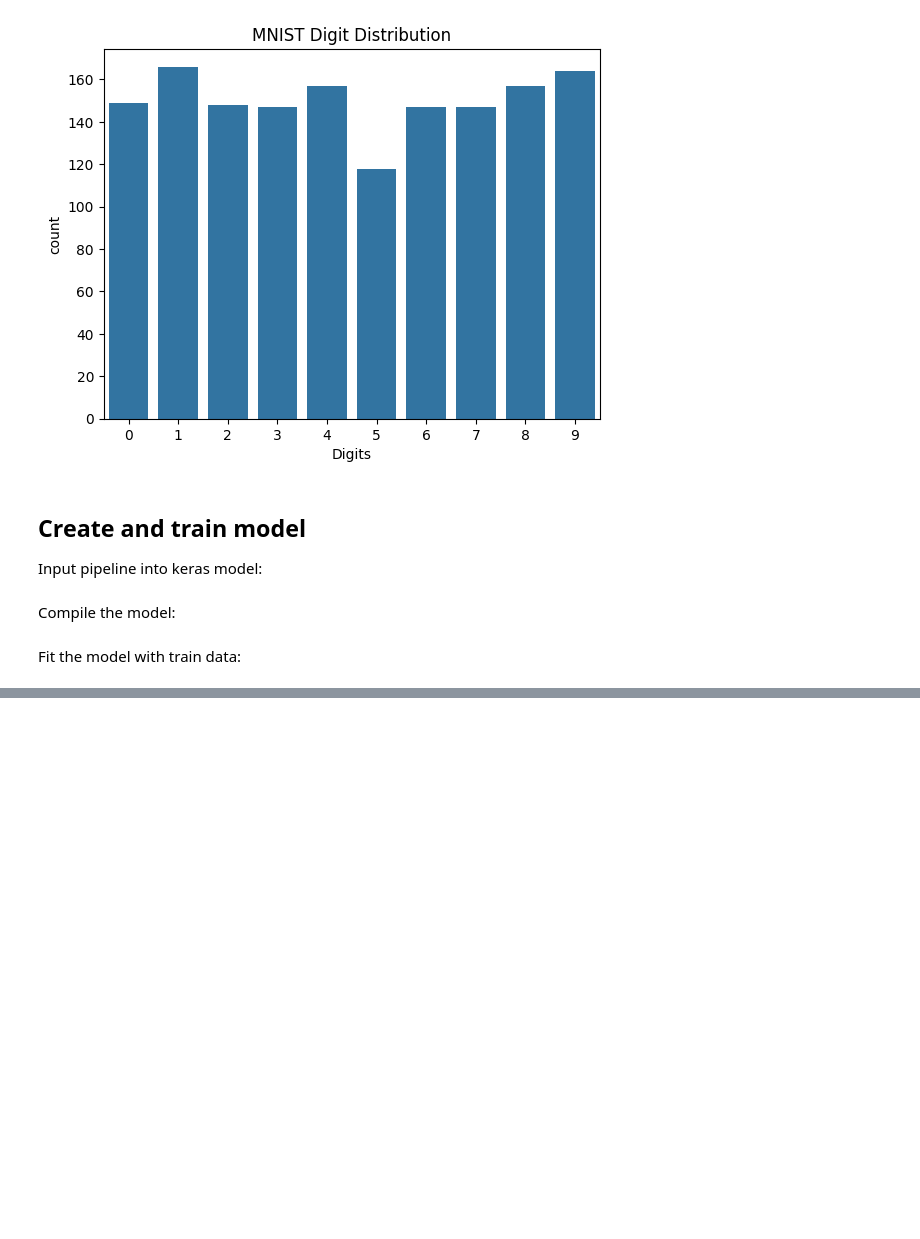
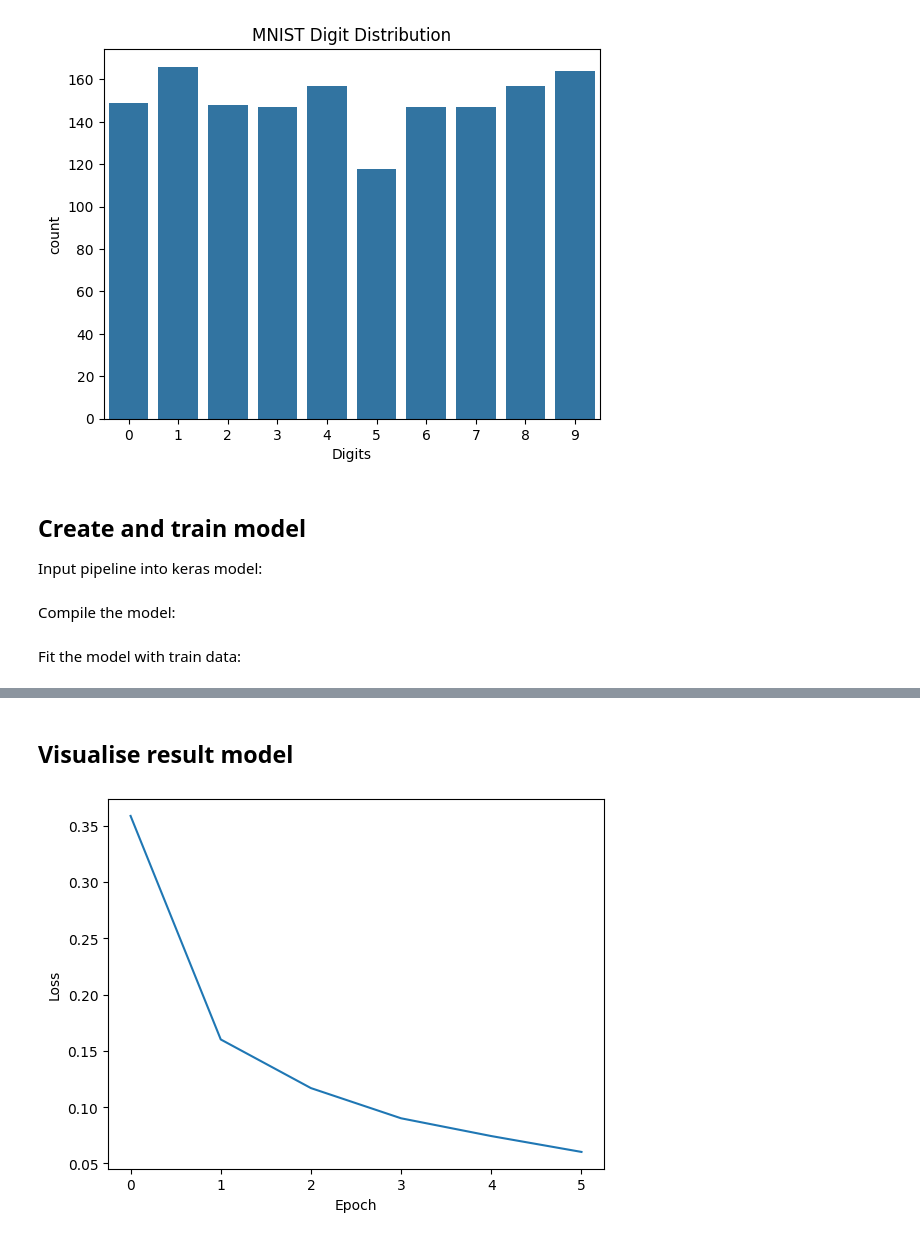
Before and after one commit to snailUlitka/PaintWithPerceptron, a Jupyter notebook: main.ipynb, the cells around one changed output, grey strips where cells are left out. Saved outputs shown, nothing was run; the diff lists cells and outputs as text; code cells hidden in the pictures; blank space fills up the shorter version.

Commit message:
Visualise result model

```diff
--- a/main.ipynb
+++ b/main.ipynb
@@ -140,0 +140,13 @@ Epoch 6/6
+# %% [markdown]
+## Visualise result model
+# %%
+
+loss = model.history.history['loss']
+epochs = model.history.epoch
+
+
+plt.xlabel('Epoch')
+plt.ylabel('Loss')
+plt.plot(epochs, loss);
+# %% [output]
+[figure, added]
```
Also changed, not shown: parts of 3 cells of this notebook.
